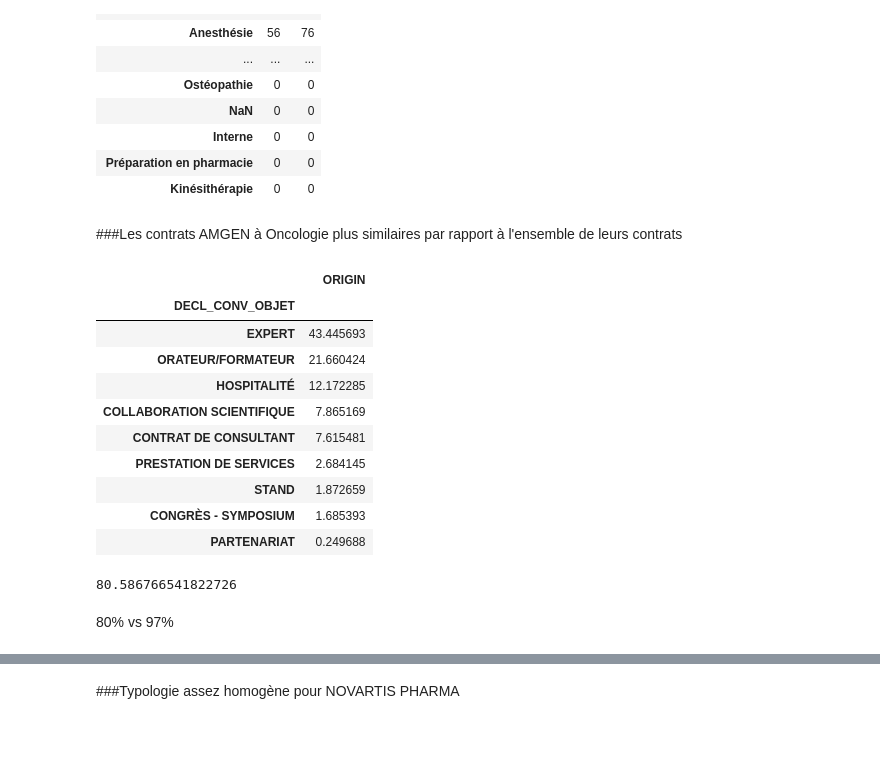
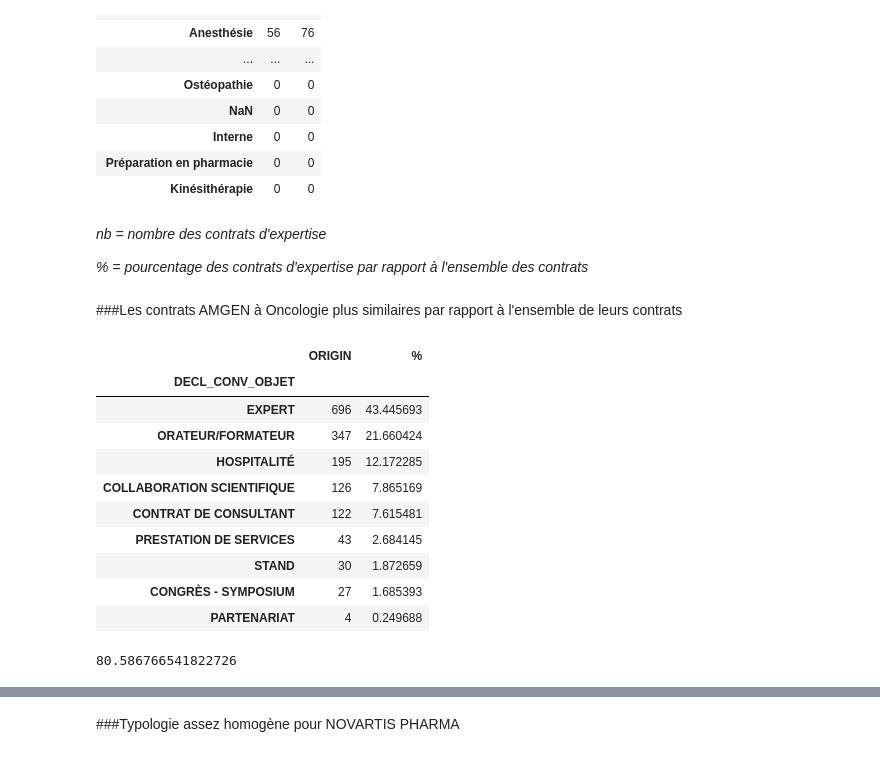
Before and after one commit to regardscitoyens/sunshine-data, a Jupyter notebook: exploitations/capa/capa.ipynb, the cells around one changed output, grey strips where cells are left out. Cells and saved outputs as stored; diff of their text form; code cells hidden in the pictures.

```diff
--- a/exploitations/capa/capa.ipynb
+++ b/exploitations/capa/capa.ipynb
@@ -568,28 +576,30 @@ consultants_par_specialites.sort('nb', ascending=False)
 | Interne | 0 | 0 |
 | Préparation en pharmacie | 0 | 0 |
 | Kinésithérapie | 0 | 0 |
+# %% [markdown]
+*nb = nombre des contrats d'expertise*
+
+*% = pourcentage des contrats d'expertise par rapport à l'ensemble des contrats*
 # %% [markdown]
 ###Les contrats AMGEN à Oncologie plus similaires par rapport à l'ensemble de leurs contrats
 # %%
 (conventions, avantages) = labos2AvantagesAndConventions("AMGEN.anon.csv")
 tot = conventions['ORIGIN'].count()
-contrats = conventions.groupby('DECL_CONV_OBJET')[['ORIGIN']].count() * 100 /tot
+contrats = conventions.groupby('DECL_CONV_OBJET')[['ORIGIN']].count()
+contrats['%'] = contrats * 100 /tot
 contrats.sort('ORIGIN', ascending=False)
-tot = conventions['ORIGIN'].count()
-contrats = conventions.groupby('DECL_CONV_OBJET')[['ORIGIN']].count() * 100 /tot
-contrats.sort('ORIGIN', ascending=False)
 # %% [output]
-|  | ORIGIN |
-| DECL_CONV_OBJET |  |
-| EXPERT | 43.445693 |
-| ORATEUR/FORMATEUR | 21.660424 |
-| HOSPITALITÉ | 12.172285 |
-| COLLABORATION SCIENTIFIQUE | 7.865169 |
-| CONTRAT DE CONSULTANT | 7.615481 |
-| PRESTATION DE SERVICES | 2.684145 |
-| STAND | 1.872659 |
-| CONGRÈS - SYMPOSIUM | 1.685393 |
-| PARTENARIAT | 0.249688 |
+|  | ORIGIN | % |
+| DECL_CONV_OBJET |  |  |
+| EXPERT | 696 | 43.445693 |
+| ORATEUR/FORMATEUR | 347 | 21.660424 |
+| HOSPITALITÉ | 195 | 12.172285 |
+| COLLABORATION SCIENTIFIQUE | 126 | 7.865169 |
+| CONTRAT DE CONSULTANT | 122 | 7.615481 |
+| PRESTATION DE SERVICES | 43 | 2.684145 |
+| STAND | 30 | 1.872659 |
+| CONGRÈS - SYMPOSIUM | 27 | 1.685393 |
+| PARTENARIAT | 4 | 0.249688 |
 # %%
 pc = 0
 for t in typecontrat:
@@ -597,5 +607,3 @@ for t in typecontrat:
 pc
 # %% [output]
 80.586766541822726
-# %% [markdown]
-80% vs 97%
```
Also changed, not shown: parts of 23 cells of this notebook, 1 other file.
